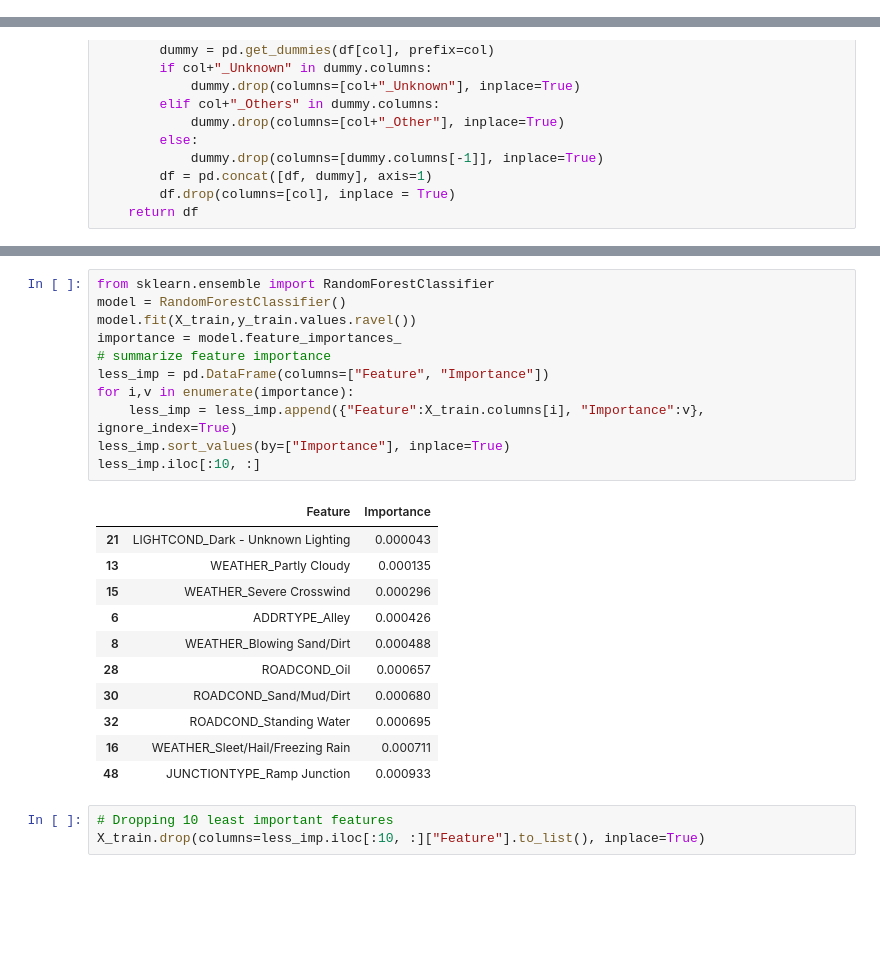
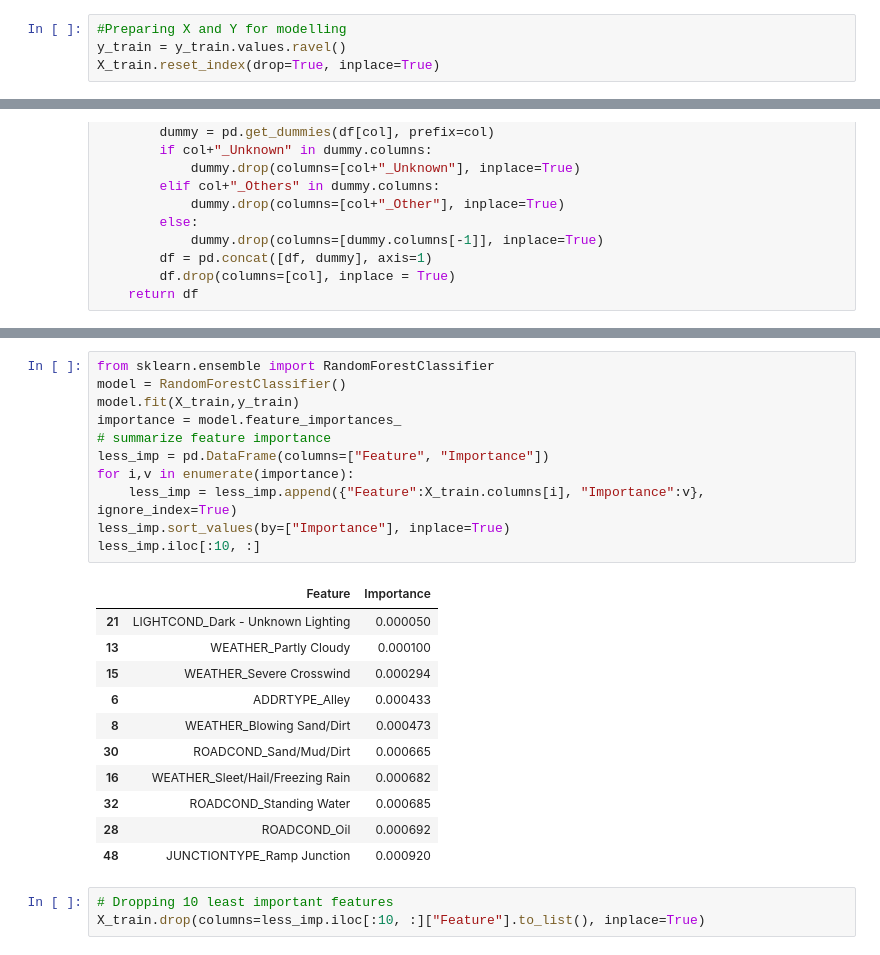
Before and after one commit to utkarsh-prakash/Seatle-Accidents, a Jupyter notebook: Main.ipynb, the cells around one changed output, grey strips where cells are left out. Drawn from its saved outputs; the diff is of its cells as text; blank space fills up the shorter version.

```diff
--- a/Main.ipynb
+++ b/Main.ipynb
@@ -324,6 +324,10 @@ pd.concat([train.dtypes, train.isna().sum()], axis=1,
 | PEDCOUNT | int64 | 0 |
 | PERSONCOUNT | int64 | 0 |
 | SEVERITYCODE | int64 | 0 |
+# %%
+#Preparing X and Y for modelling
+y_train = y_train.values.ravel()
+X_train.reset_index(drop=True, inplace=True)
 # %%
 # Features with many categories, pending to experiment with
 print("Feature SEGLANEKEY, training categories:",len(X_train["SEGLANEKEY"].unique()))
@@ -378,26 +382,26 @@ X_train.head()
 # %%
 from sklearn.ensemble import RandomForestClassifier
 model = RandomForestClassifier()
-model.fit(X_train,y_train.values.ravel())
+model.fit(X_train,y_train)
 importance = model.feature_importances_
 # summarize feature importance
 less_imp = pd.DataFrame(columns=["Feature", "Importance"])
 for i,v in enumerate(importance):
     less_imp = less_imp.append({"Feature":X_train.columns[i], "Importance":v}, ignore_index=True)
 less_imp.sort_values(by=["Importance"], inplace=True)
 less_imp.iloc[:10, :]
 # %% [output]
 |  | Feature | Importance |
-| 21 | LIGHTCOND_Dark - Unknown Lighting | 0.000043 |
-| 13 | WEATHER_Partly Cloudy | 0.000135 |
-| 15 | WEATHER_Severe Crosswind | 0.000296 |
-| 6 | ADDRTYPE_Alley | 0.000426 |
-| 8 | WEATHER_Blowing Sand/Dirt | 0.000488 |
-| 28 | ROADCOND_Oil | 0.000657 |
-| 30 | ROADCOND_Sand/Mud/Dirt | 0.000680 |
-| 32 | ROADCOND_Standing Water | 0.000695 |
-| 16 | WEATHER_Sleet/Hail/Freezing Rain | 0.000711 |
-| 48 | JUNCTIONTYPE_Ramp Junction | 0.000933 |
+| 21 | LIGHTCOND_Dark - Unknown Lighting | 0.000050 |
+| 13 | WEATHER_Partly Cloudy | 0.000100 |
+| 15 | WEATHER_Severe Crosswind | 0.000294 |
+| 6 | ADDRTYPE_Alley | 0.000433 |
+| 8 | WEATHER_Blowing Sand/Dirt | 0.000473 |
+| 30 | ROADCOND_Sand/Mud/Dirt | 0.000665 |
+| 16 | WEATHER_Sleet/Hail/Freezing Rain | 0.000682 |
+| 32 | ROADCOND_Standing Water | 0.000685 |
+| 28 | ROADCOND_Oil | 0.000692 |
+| 48 | JUNCTIONTYPE_Ramp Junction | 0.000920 |
 # %%
 # Dropping 10 least important features
 X_train.drop(columns=less_imp.iloc[:10, :]["Feature"].to_list(), inplace=True)
```
Also changed, not shown: parts of 8 cells of this notebook.
